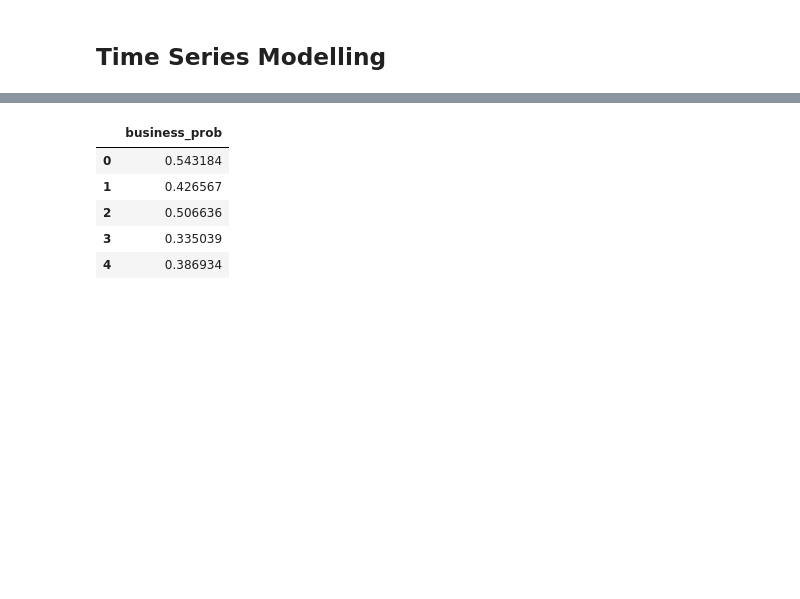
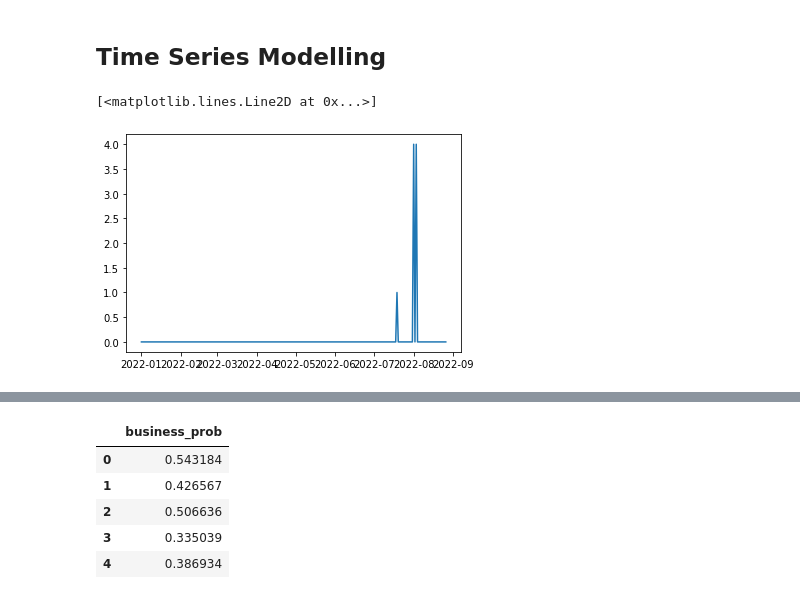
Before and after one commit to eldor-fozilov/data-science-contest, a Jupyter notebook: Task_2_and_3.ipynb, the cells around one changed output, grey strips where cells are left out. Cells and saved outputs as stored; diff of their text form; code cells hidden in the pictures; blank space fills up the shorter version.

```diff
--- a/Task_2_and_3.ipynb
+++ b/Task_2_and_3.ipynb
@@ -40,3 +40,11 @@ daily_login_df.head()
 | 3 | 0.0 | 0.0 | 0.0 | 0.0 | 0.0 | 0.0 | 0.0 | 0.0 | 0.0 | ... |
 | 4 | 0.0 | 0.0 | 0.0 | 0.0 | 0.0 | 0.0 | 0.0 | 0.0 | 0.0 | ... |
 5 rows × 238 columns
+# %%
+date_cols = []
+for col in daily_login_df.columns:
+  col = col[1:] # extract the date
+  date_cols.append(col)
+
+daily_login_df.columns = pd.to_datetime(date_cols)
+daily_login_df.head()
@@ -131,0 +133,6 @@ for index in weekly_login_df.index:
+# %%
+example = daily_login_df.iloc[15,:]
+plt.plot(daily_login_df.columns, example)
+# %% [output]
+[<matplotlib.lines.Line2D at 0x...>]
+[figure, added]
```
Also changed, not shown: parts of 14 cells of this notebook.
